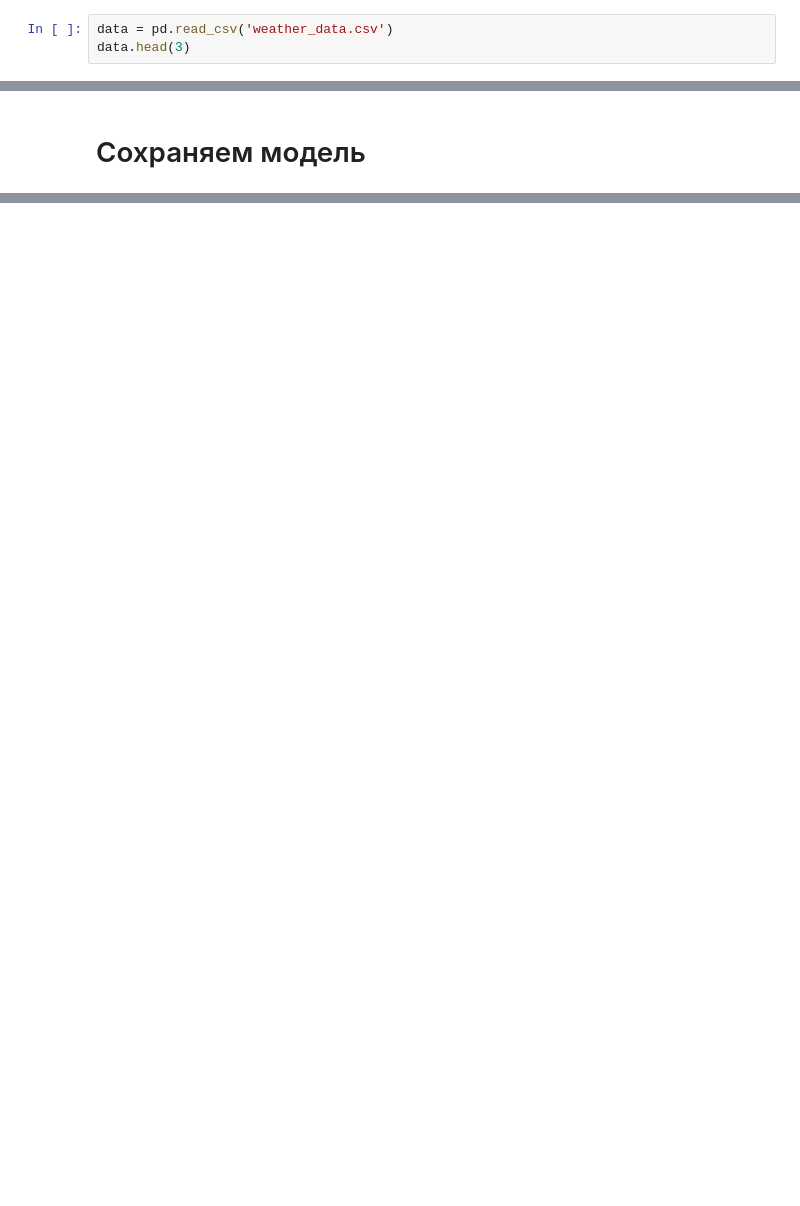
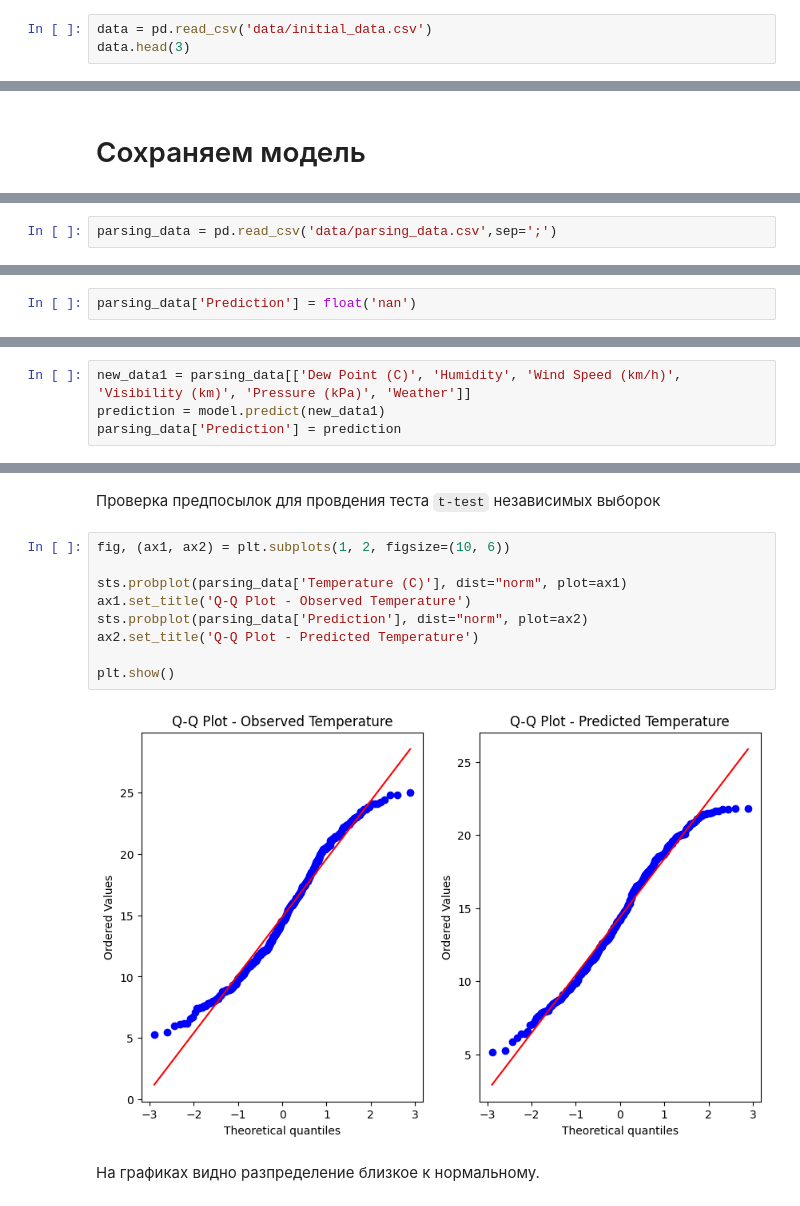
Before and after one commit to kateriina-77/python_project, a Jupyter notebook: weather_ml.ipynb, the cells around one changed output, grey strips where cells are left out. Cells and saved outputs as stored; diff of their text form; blank space fills up the shorter version.

Commit message:
fixed weather_ ml and added predictions for a  new data

```diff
--- a/weather_ml.ipynb
+++ b/weather_ml.ipynb
@@ -31,7 +38,7 @@ warnings.filterwarnings("ignore")
 
 * Проверка наличия пропущенных значений, выбросов и ошибок в данных.
 # %%
-data = pd.read_csv('weather_data.csv')
+data = pd.read_csv('data/initial_data.csv')
 data.head(3)
 # %% [output]
 |  | Date/Time | Temp_C | Dew Point Temp_C | Rel Hum_% | Wind Speed_km/h | Visibility_km | Press_kPa | Weather |
@@ -261,0 +272,2 @@ joblib.dump(model,'model.pkl')
+# %%
+parsing_data = pd.read_csv('data/parsing_data.csv',sep=';')
@@ -261,0 +276,2 @@ joblib.dump(model,'model.pkl')
+# %%
+parsing_data['Prediction'] = float('nan')
@@ -261,0 +280,4 @@ joblib.dump(model,'model.pkl')
+# %%
+new_data1 = parsing_data[['Dew Point (C)', 'Humidity', 'Wind Speed (km/h)', 'Visibility (km)', 'Pressure (kPa)', 'Weather']]
+prediction = model.predict(new_data1)
+parsing_data['Prediction'] = prediction
@@ -261,0 +306,15 @@ joblib.dump(model,'model.pkl')
+# %% [markdown]
+Проверка предпосылок для провдения теста `t-test` независимых выборок
+# %%
+fig, (ax1, ax2) = plt.subplots(1, 2, figsize=(10, 6))
+
+sts.probplot(parsing_data['Temperature (C)'], dist="norm", plot=ax1)
+ax1.set_title('Q-Q Plot - Observed Temperature')
+sts.probplot(parsing_data['Prediction'], dist="norm", plot=ax2)
+ax2.set_title('Q-Q Plot - Predicted Temperature')
+
+plt.show()
+# %% [output]
+[figure, added]
+# %% [markdown]
+На графиках видно разпределение близкое к нормальному.
```
Also changed, not shown: parts of 20 cells of this notebook.
